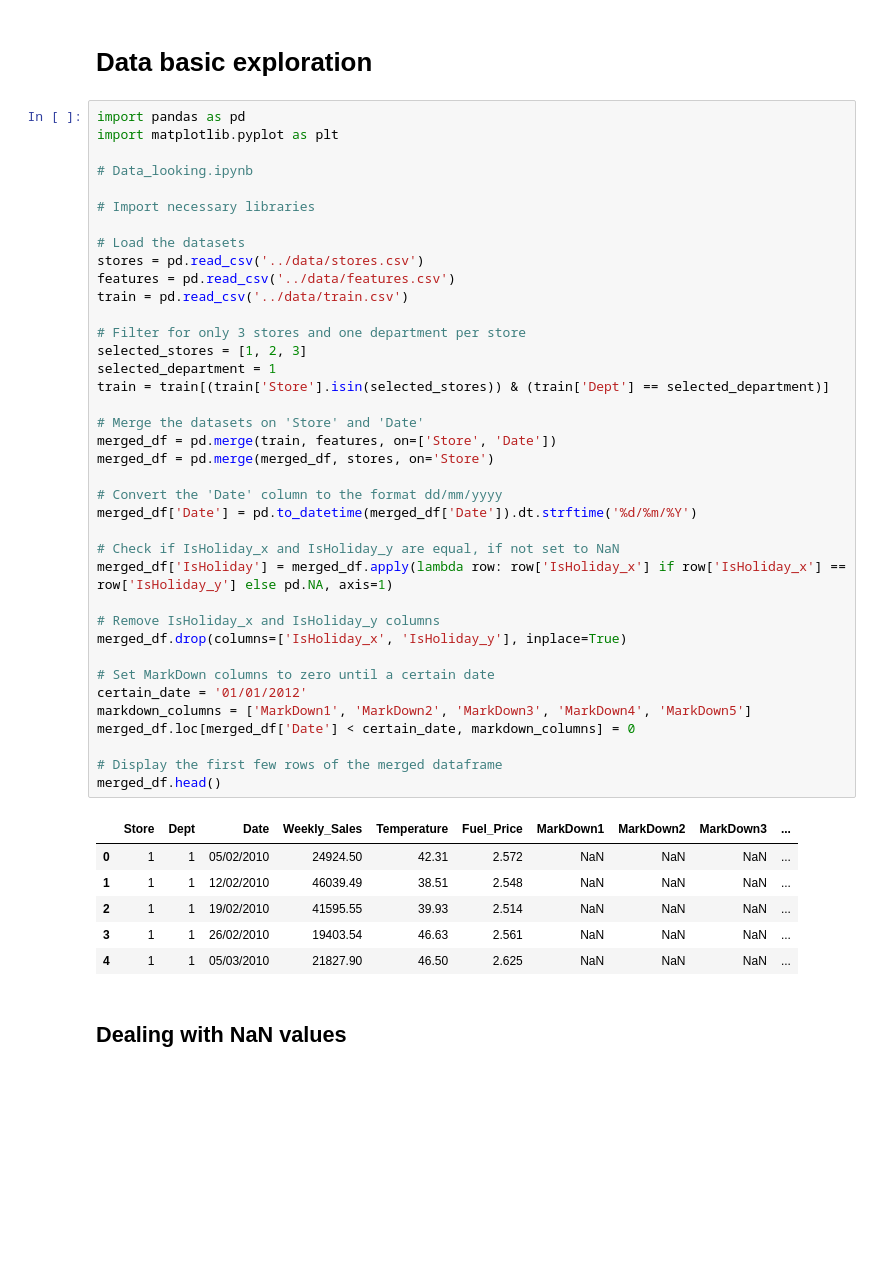
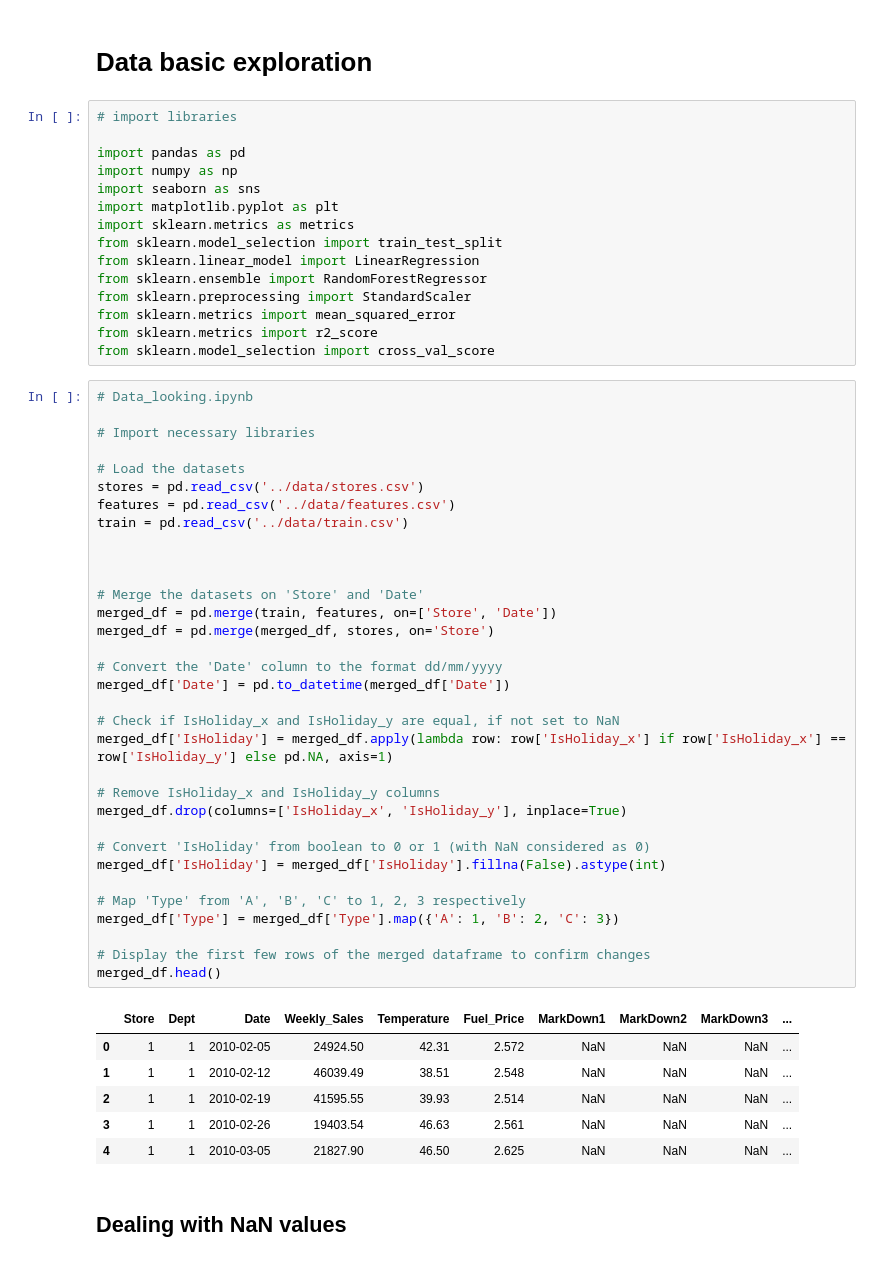
Before and after one commit to PietroWei/Global-Sales-Analysis-and-Forecasting, a Jupyter notebook: notebook/Data_looking.ipynb, the cells around one changed output. Saved outputs shown, nothing was run; the diff lists cells and outputs as text; blank space fills up the shorter version.

```diff
--- a/notebook/Data_looking.ipynb
+++ b/notebook/Data_looking.ipynb
@@ -1,50 +1,60 @@
 # %% [markdown]
 # Data basic exploration
+# %%
+# import libraries
+
+import pandas as pd
+import numpy as np
+import seaborn as sns
+import matplotlib.pyplot as plt
+import sklearn.metrics as metrics
+from sklearn.model_selection import train_test_split
+from sklearn.linear_model import LinearRegression
+from sklearn.ensemble import RandomForestRegressor
+from sklearn.preprocessing import StandardScaler
+from sklearn.metrics import mean_squared_error
+from sklearn.metrics import r2_score
+from sklearn.model_selection import cross_val_score
 # %%
-import pandas as pd
-import matplotlib.pyplot as plt
-
 # Data_looking.ipynb
 
 # Import necessary libraries
 
 # Load the datasets
 stores = pd.read_csv('../data/stores.csv')
 features = pd.read_csv('../data/features.csv')
 train = pd.read_csv('../data/train.csv')
 
-# Filter for only 3 stores and one department per store
-selected_stores = [1, 2, 3]
-selected_department = 1
-train = train[(train['Store'].isin(selected_stores)) & (train['Dept'] == selected_department)]
+
 
 # Merge the datasets on 'Store' and 'Date'
 merged_df = pd.merge(train, features, on=['Store', 'Date'])
 merged_df = pd.merge(merged_df, stores, on='Store')
 
 # Convert the 'Date' column to the format dd/mm/yyyy
-merged_df['Date'] = pd.to_datetime(merged_df['Date']).dt.strftime('%d/%m/%Y')
+merged_df['Date'] = pd.to_datetime(merged_df['Date'])
 
 # Check if IsHoliday_x and IsHoliday_y are equal, if not set to NaN
 merged_df['IsHoliday'] = merged_df.apply(lambda row: row['IsHoliday_x'] if row['IsHoliday_x'] == row['IsHoliday_y'] else pd.NA, axis=1)
 
 # Remove IsHoliday_x and IsHoliday_y columns
 merged_df.drop(columns=['IsHoliday_x', 'IsHoliday_y'], inplace=True)
 
-# Set MarkDown columns to zero until a certain date
-certain_date = '01/01/2012'
-markdown_columns = ['MarkDown1', 'MarkDown2', 'MarkDown3', 'MarkDown4', 'MarkDown5']
-merged_df.loc[merged_df['Date'] < certain_date, markdown_columns] = 0
+# Convert 'IsHoliday' from boolean to 0 or 1 (with NaN considered as 0)
+merged_df['IsHoliday'] = merged_df['IsHoliday'].fillna(False).astype(int)
 
-# Display the first few rows of the merged dataframe
+# Map 'Type' from 'A', 'B', 'C' to 1, 2, 3 respectively
+merged_df['Type'] = merged_df['Type'].map({'A': 1, 'B': 2, 'C': 3})
+
+# Display the first few rows of the merged dataframe to confirm changes
 merged_df.head()
 # %% [output]
 |  | Store | Dept | Date | Weekly_Sales | Temperature | Fuel_Price | MarkDown1 | MarkDown2 | MarkDown3 | ... |
-| 0 | 1 | 1 | 05/02/2010 | 24924.50 | 42.31 | 2.572 | NaN | NaN | NaN | ... |
-| 1 | 1 | 1 | 12/02/2010 | 46039.49 | 38.51 | 2.548 | NaN | NaN | NaN | ... |
-| 2 | 1 | 1 | 19/02/2010 | 41595.55 | 39.93 | 2.514 | NaN | NaN | NaN | ... |
-| 3 | 1 | 1 | 26/02/2010 | 19403.54 | 46.63 | 2.561 | NaN | NaN | NaN | ... |
-| 4 | 1 | 1 | 05/03/2010 | 21827.90 | 46.50 | 2.625 | NaN | NaN | NaN | ... |
+| 0 | 1 | 1 | 2010-02-05 | 24924.50 | 42.31 | 2.572 | NaN | NaN | NaN | ... |
+| 1 | 1 | 1 | 2010-02-12 | 46039.49 | 38.51 | 2.548 | NaN | NaN | NaN | ... |
+| 2 | 1 | 1 | 2010-02-19 | 41595.55 | 39.93 | 2.514 | NaN | NaN | NaN | ... |
+| 3 | 1 | 1 | 2010-02-26 | 19403.54 | 46.63 | 2.561 | NaN | NaN | NaN | ... |
+| 4 | 1 | 1 | 2010-03-05 | 21827.90 | 46.50 | 2.625 | NaN | NaN | NaN | ... |
 # %% [markdown]
 ## Dealing with NaN values
 # %%
```
Also changed, not shown: parts of 12 cells of this notebook.
